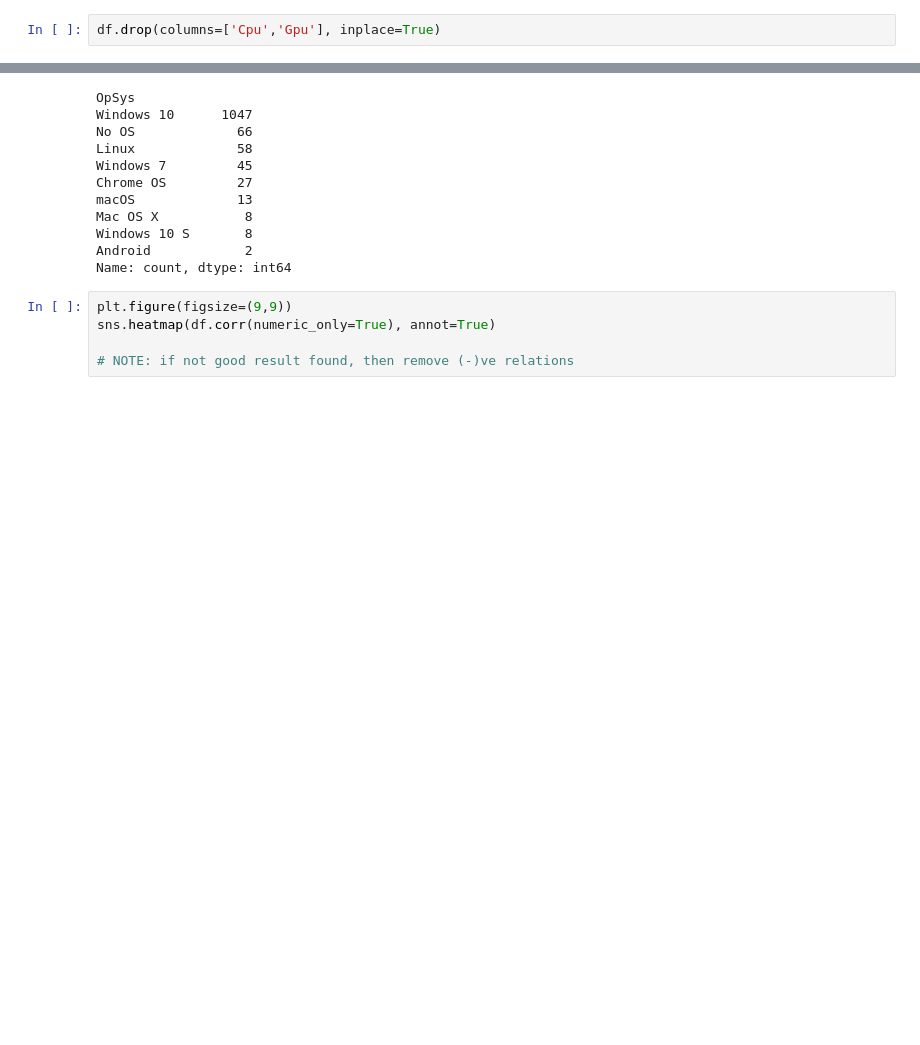
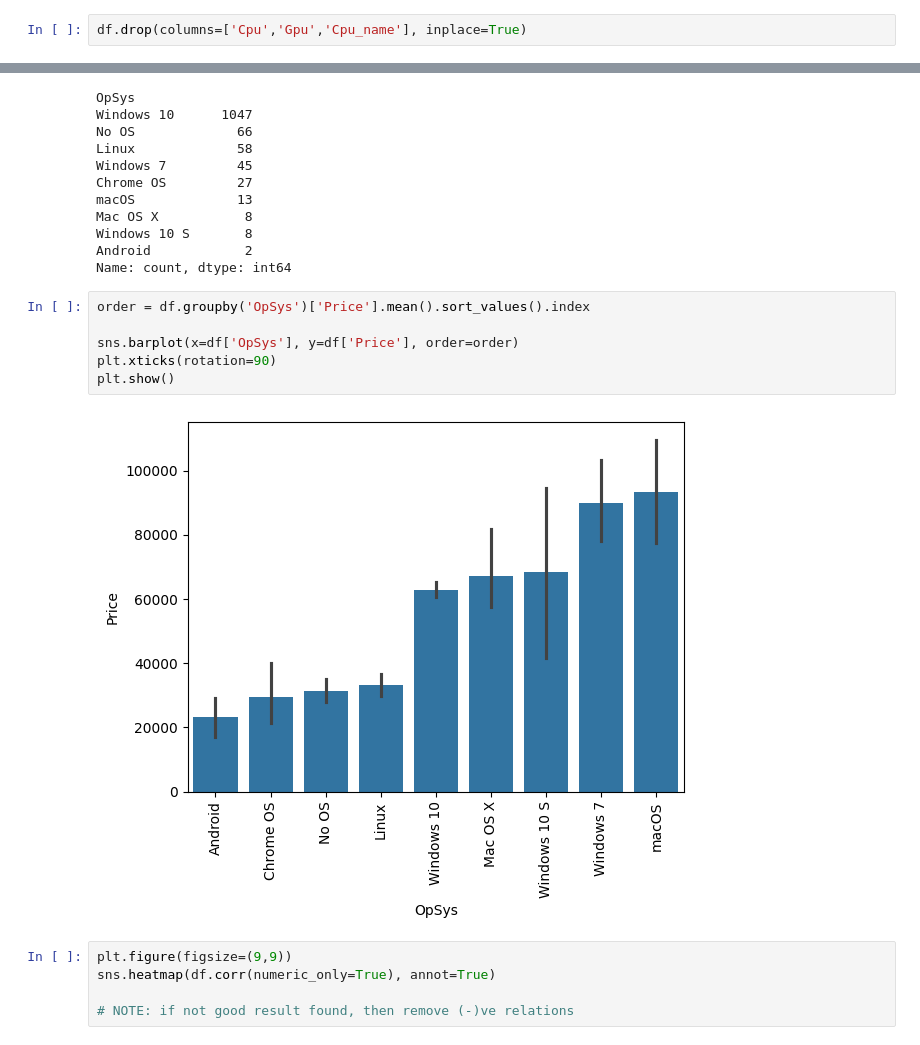
Before and after one commit to RaviNamdeoo/LaptopPricePredictor, a Jupyter notebook: laptop_price_pred.ipynb, the cells around one changed output, grey strips where cells are left out. Cells and saved outputs as stored; diff of their text form; blank space fills up the shorter version.

```diff
--- a/laptop_price_pred copy.ipynb
+++ b/laptop_price_pred.ipynb
@@ -615,7 +620,7 @@ df['Ram'].value_counts().plot(kind='bar')
 <Axes: xlabel='Ram'>
 [figure]
 # %%
-df.drop(columns=['Cpu','Gpu'], inplace=True)
+df.drop(columns=['Cpu','Gpu','Cpu_name'], inplace=True)
 # %%
 df.head()
 # %% [output]
@@ -639,6 +644,14 @@ Mac OS X           8
 Windows 10 S       8
 Android            2
 Name: count, dtype: int64
+# %%
+order = df.groupby('OpSys')['Price'].mean().sort_values().index
+
+sns.barplot(x=df['OpSys'], y=df['Price'], order=order)
+plt.xticks(rotation=90)
+plt.show()
+# %% [output]
+[figure, added]
 # %%
 plt.figure(figsize=(9,9))
 sns.heatmap(df.corr(numeric_only=True), annot=True)
```
Also changed, not shown: parts of 20 cells of this notebook, 3 other files.
